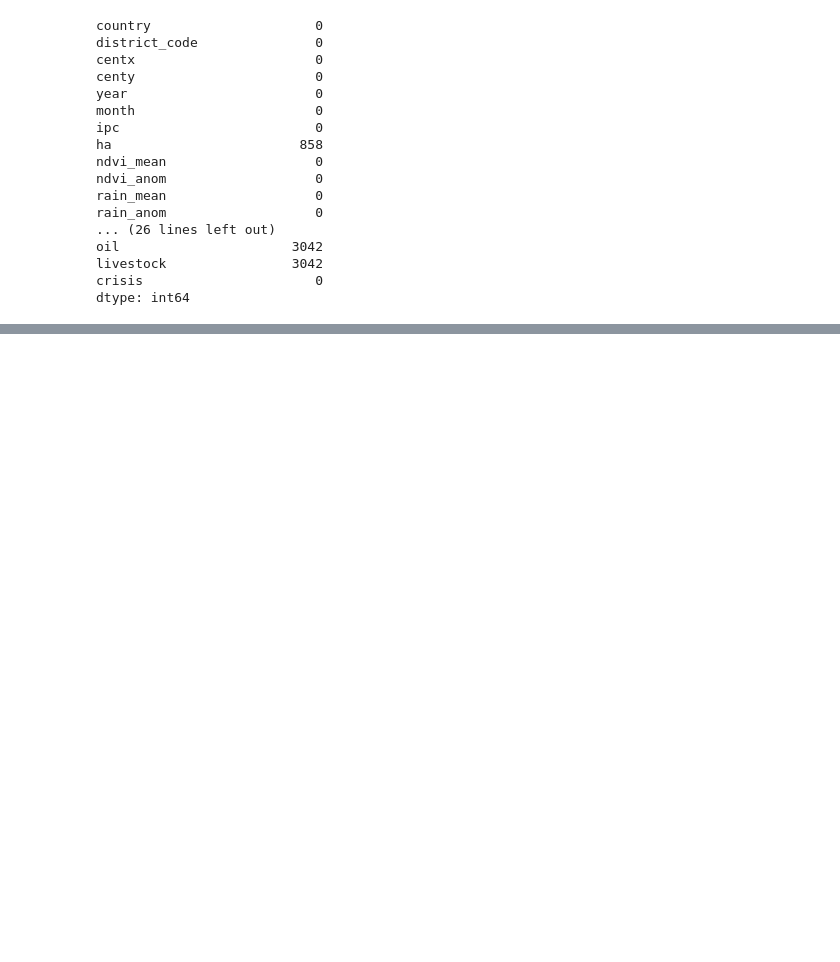
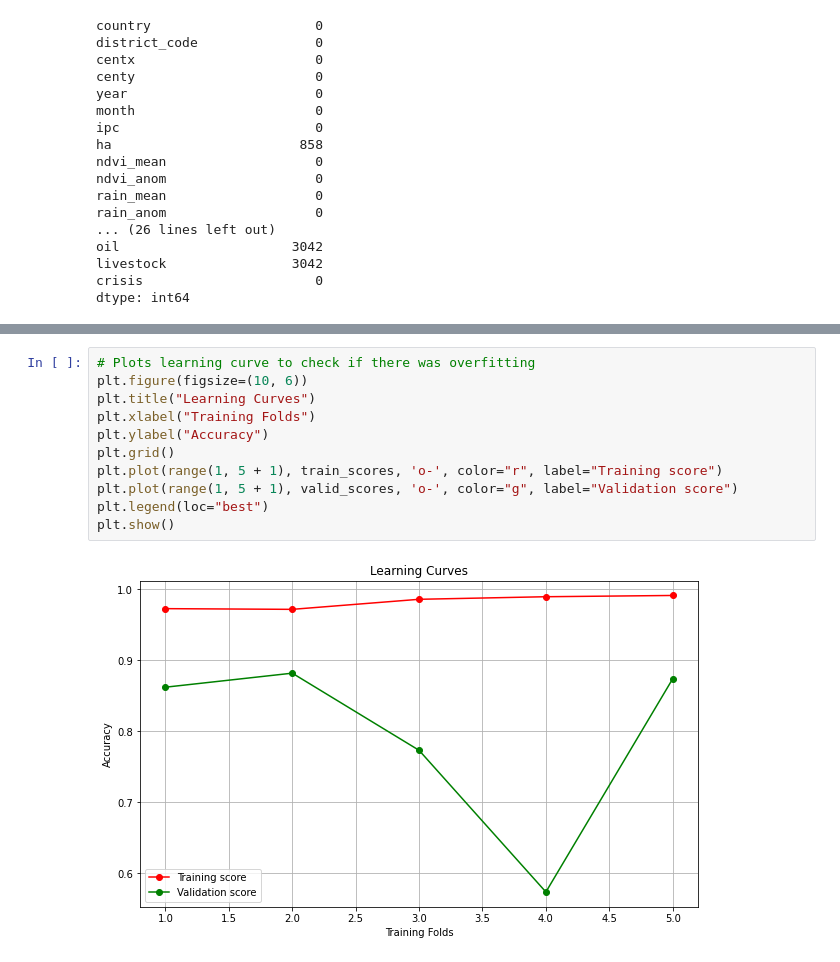
Before and after one commit to jdobladez/JBG060-group9, a Jupyter notebook: RandomForestClassifier.ipynb, the cells around one changed output, grey strips where cells are left out. Drawn from its saved outputs; the diff is of its cells as text; blank space fills up the shorter version.

```diff
--- a/RandomForestClassifier.ipynb
+++ b/RandomForestClassifier.ipynb
@@ -488,3 +590,16 @@ Mean Accuracy: 0.863702
+# %%
+# Plots learning curve to check if there was overfitting
+plt.figure(figsize=(10, 6))
+plt.title("Learning Curves")
+plt.xlabel("Training Folds")
+plt.ylabel("Accuracy")
+plt.grid()
+plt.plot(range(1, 5 + 1), train_scores, 'o-', color="r", label="Training score")
+plt.plot(range(1, 5 + 1), valid_scores, 'o-', color="g", label="Validation score")
+plt.legend(loc="best")
+plt.show()
+# %% [output]
+[figure, added]
 # %%
 msquaredgb = list()
 rmsegb = list()
```
Also changed, not shown: parts of 9 cells of this notebook.
